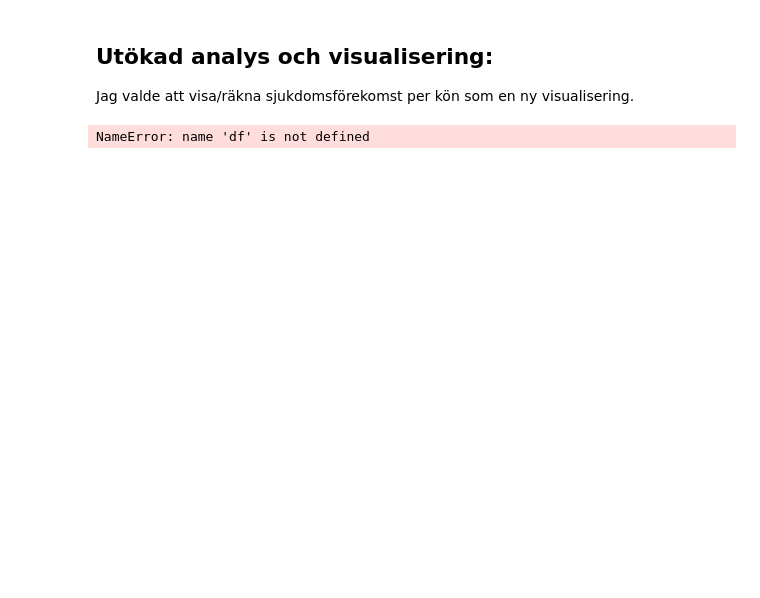
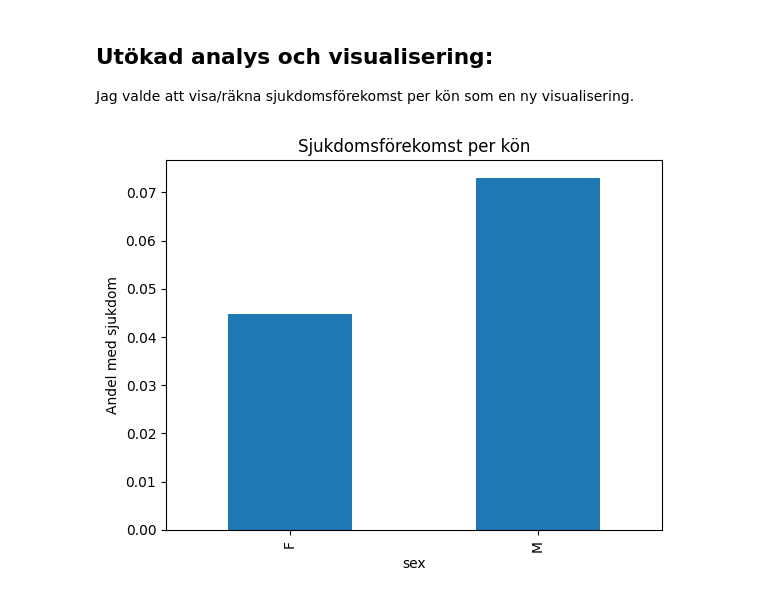
Before and after one commit to MariaRebeccaLuna/healthstudy-pythonanalys, a Jupyter notebook: notebooks/main_del2.ipynb, the cells around one changed output. Saved outputs shown, nothing was run; the diff lists cells and outputs as text; code cells hidden in the pictures; blank space fills up the shorter version.

```diff
--- a/notebooks/main_del2.ipynb
+++ b/notebooks/main_del2.ipynb
@@ -43,16 +56,18 @@ ModuleNotFoundError: No module named 'analysis'
 Jag valde att visa/räkna sjukdomsförekomst per kön som en ny visualisering.
 # %%
 import matplotlib.pyplot as plt
+
+df = pd.read_csv("../data/health_study_dataset.csv")
 
 disease_by_sex = df.groupby("sex")["disease"].mean()
 
 plt.figure()
 
 disease_by_sex.plot(kind="bar")
 
 plt.ylabel("Andel med sjukdom")
 plt.title("Sjukdomsförekomst per kön")
 
 plt.show()
 # %% [output]
-NameError: name 'df' is not defined
+[figure, added]
```
Also changed, not shown: parts of 1 cell of this notebook, 5 other files.
